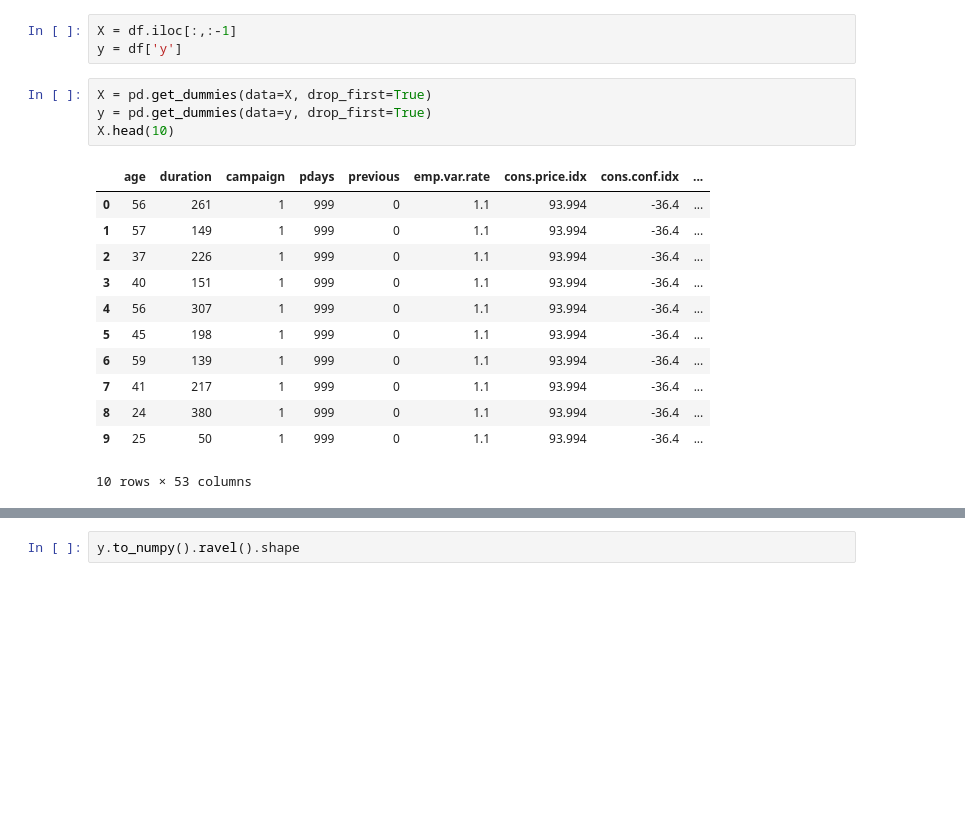
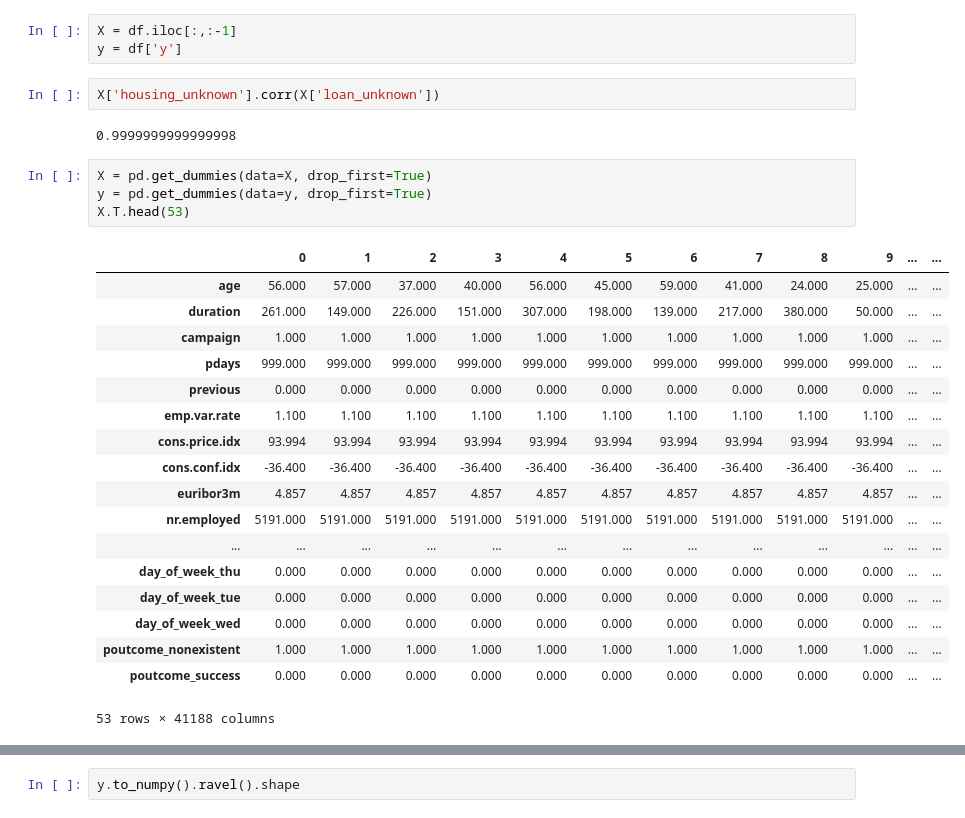
Before and after one commit to dcanTOKA/bbl-536-e-hw, a Jupyter notebook: problem2.ipynb, the cells around one changed output, grey strips where cells are left out. Drawn from its saved outputs; the diff is of its cells as text; blank space fills up the shorter version.

```diff
--- a/problem2.ipynb
+++ b/problem2.ipynb
@@ -42,20 +46,30 @@ Index(['age', 'job', 'marital', 'education', 'default', 'housing', 'loan',
 # %%
 X = df.iloc[:,:-1]
 y = df['y']
+# %%
+X['housing_unknown'].corr(X['loan_unknown'])
+# %% [output]
+0.9999999999999998
 # %%
 X = pd.get_dummies(data=X, drop_first=True)
 y = pd.get_dummies(data=y, drop_first=True)
-X.head(10)
+X.T.head(53)
 # %% [output]
-|  | age | duration | campaign | pdays | previous | emp.var.rate | cons.price.idx | cons.conf.idx | ... |
-| 0 | 56 | 261 | 1 | 999 | 0 | 1.1 | 93.994 | -36.4 | ... |
-| 1 | 57 | 149 | 1 | 999 | 0 | 1.1 | 93.994 | -36.4 | ... |
-| 2 | 37 | 226 | 1 | 999 | 0 | 1.1 | 93.994 | -36.4 | ... |
-| 3 | 40 | 151 | 1 | 999 | 0 | 1.1 | 93.994 | -36.4 | ... |
-| 4 | 56 | 307 | 1 | 999 | 0 | 1.1 | 93.994 | -36.4 | ... |
-| 5 | 45 | 198 | 1 | 999 | 0 | 1.1 | 93.994 | -36.4 | ... |
-| 6 | 59 | 139 | 1 | 999 | 0 | 1.1 | 93.994 | -36.4 | ... |
-| 7 | 41 | 217 | 1 | 999 | 0 | 1.1 | 93.994 | -36.4 | ... |
-| 8 | 24 | 380 | 1 | 999 | 0 | 1.1 | 93.994 | -36.4 | ... |
-| 9 | 25 | 50 | 1 | 999 | 0 | 1.1 | 93.994 | -36.4 | ... |
+|  | 0 | 1 | 2 | 3 | 4 | 5 | 6 | 7 | 8 | 9 | ... | ... |
+| age | 56.000 | 57.000 | 37.000 | 40.000 | 56.000 | 45.000 | 59.000 | 41.000 | 24.000 | 25.000 | ... | ... |
+| duration | 261.000 | 149.000 | 226.000 | 151.000 | 307.000 | 198.000 | 139.000 | 217.000 | 380.000 | 50.000 | ... | ... |
+| campaign | 1.000 | 1.000 | 1.000 | 1.000 | 1.000 | 1.000 | 1.000 | 1.000 | 1.000 | 1.000 | ... | ... |
+| pdays | 999.000 | 999.000 | 999.000 | 999.000 | 999.000 | 999.000 | 999.000 | 999.000 | 999.000 | 999.000 | ... | ... |
+| previous | 0.000 | 0.000 | 0.000 | 0.000 | 0.000 | 0.000 | 0.000 | 0.000 | 0.000 | 0.000 | ... | ... |
+| emp.var.rate | 1.100 | 1.100 | 1.100 | 1.100 | 1.100 | 1.100 | 1.100 | 1.100 | 1.100 | 1.100 | ... | ... |
+| cons.price.idx | 93.994 | 93.994 | 93.994 | 93.994 | 93.994 | 93.994 | 93.994 | 93.994 | 93.994 | 93.994 | ... | ... |
+| cons.conf.idx | -36.400 | -36.400 | -36.400 | -36.400 | -36.400 | -36.400 | -36.400 | -36.400 | -36.400 | -36.400 | ... | ... |
+| euribor3m | 4.857 | 4.857 | 4.857 | 4.857 | 4.857 | 4.857 | 4.857 | 4.857 | 4.857 | 4.857 | ... | ... |
+| nr.employed | 5191.000 | 5191.000 | 5191.000 | 5191.000 | 5191.000 | 5191.000 | 5191.000 | 5191.000 | 5191.000 | 5191.000 | ... | ... |
+| ... | ... | ... | ... | ... | ... | ... | ... | ... | ... | ... | ... | ... |
+| day_of_week_thu | 0.000 | 0.000 | 0.000 | 0.000 | 0.000 | 0.000 | 0.000 | 0.000 | 0.000 | 0.000 | ... | ... |
+| day_of_week_tue | 0.000 | 0.000 | 0.000 | 0.000 | 0.000 | 0.000 | 0.000 | 0.000 | 0.000 | 0.000 | ... | ... |
+| day_of_week_wed | 0.000 | 0.000 | 0.000 | 0.000 | 0.000 | 0.000 | 0.000 | 0.000 | 0.000 | 0.000 | ... | ... |
+| poutcome_nonexistent | 1.000 | 1.000 | 1.000 | 1.000 | 1.000 | 1.000 | 1.000 | 1.000 | 1.000 | 1.000 | ... | ... |
+| poutcome_success | 0.000 | 0.000 | 0.000 | 0.000 | 0.000 | 0.000 | 0.000 | 0.000 | 0.000 | 0.000 | ... | ... |
-10 rows × 53 columns
+53 rows × 41188 columns
```
Also changed, not shown: parts of 12 cells of this notebook, 5 other files.
